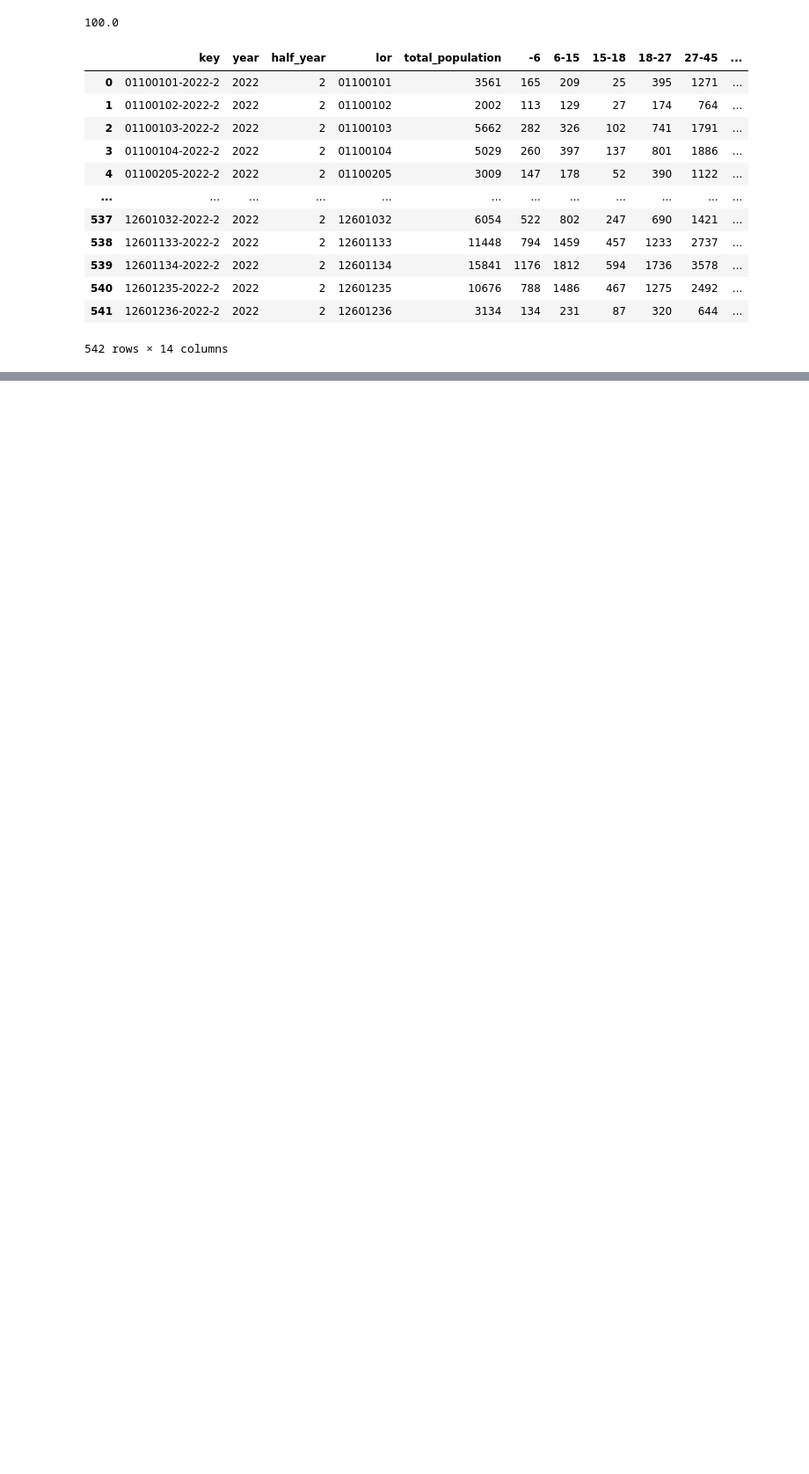
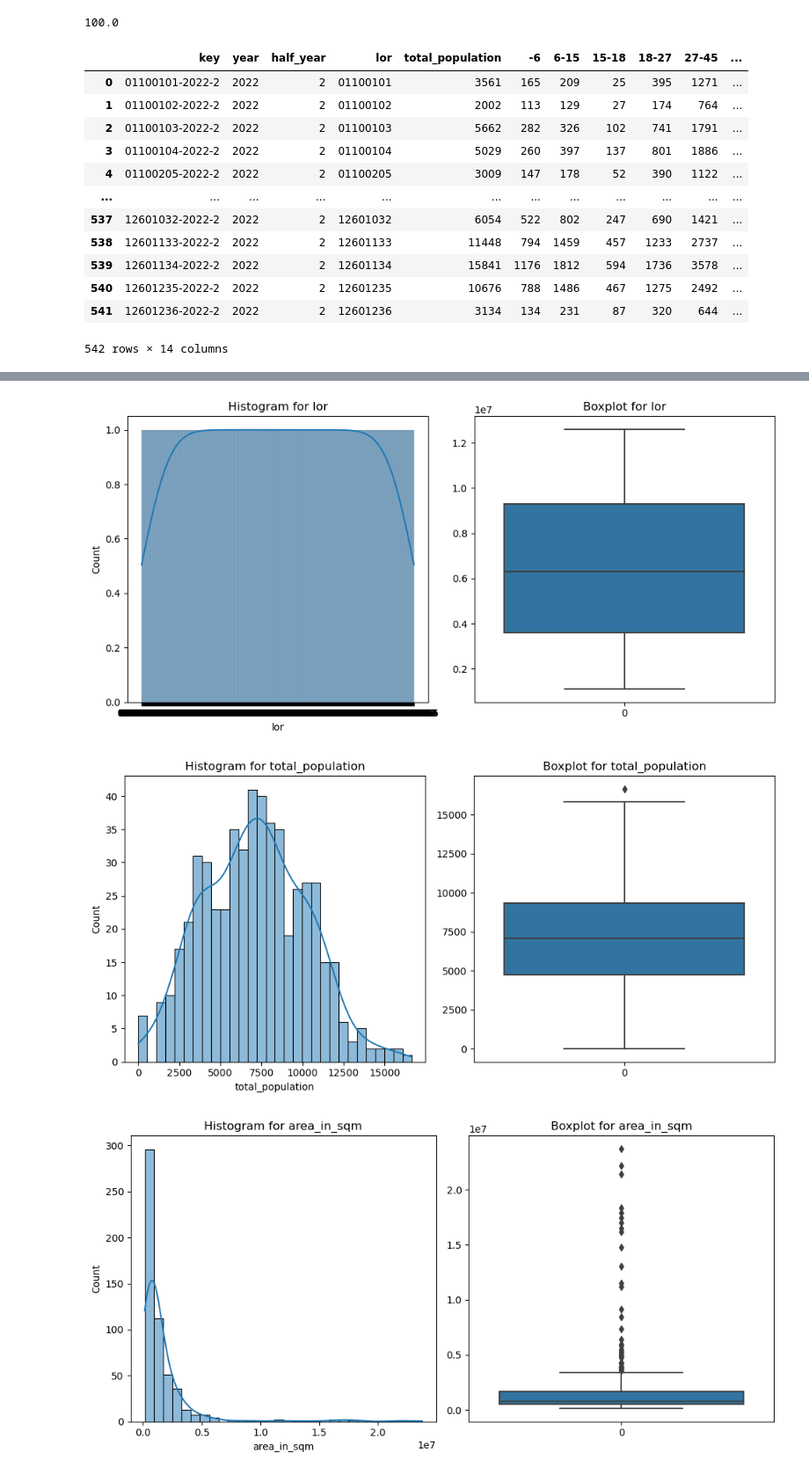
Before and after one commit to domenicsawatzki/IH_project_mid-term, a Jupyter notebook: src/data_wrangling_and_eda.ipynb, the cells around one changed output, grey strips where cells are left out. Shown at 88% size. Saved outputs shown, nothing was run; the diff lists cells and outputs as text; code cells hidden in the pictures; blank space fills up the shorter version.

Commit message:
update final summary

```diff
--- a/src/data_wrangling_and_eda.ipynb
+++ b/src/data_wrangling_and_eda.ipynb
@@ -263,0 +270,5 @@ pop_df
+# %%
+gds = gds.drop(columns = ['last_updated'])
+
+summary_table = pd.merge(pop_df, gds, on = 'lor', how = 'left')
+summary_table
@@ -264,3 +289,6 @@ pop_df
 # %%
-final_df.groupby(['lor']).agg({'key':pd.Series.nunique, 'percentage_per_lor':np.mean})
+sum = final_df.groupby(['lor']).agg({'key':pd.Series.nunique, 'distance_to_CC':np.mean}).reset_index()
+sum.columns = ['lor', 'total_accident_per_lor', 'avg_distance_to_CC_per_lor']
+sum['total_accident_per_lor'] = sum['total_accident_per_lor'].astype(int)
+sum
 # %% [output]
@@ -267,0 +308,6 @@ KeyError: "Column(s) ['percentage_per_lor'] do not exist"
+# %%
+summary_table = pd.merge(summary_table, sum, on = 'lor', how = 'left')
+summary_table['population_density_per_lor_in_sqkm'] = round(summary_table['total_population'] / summary_table['area_in_sqm'] * 1000000,0)
+
+display(summary_table)
+summary_table.columns
@@ -267,0 +334,3 @@ KeyError: "Column(s) ['percentage_per_lor'] do not exist"
+# %%
+mybib.nullTable(summary_table)
+summary_table['total_accident_per_lor'].fillna(0, inplace=True)
@@ -267,0 +390,7 @@ KeyError: "Column(s) ['percentage_per_lor'] do not exist"
+# %%
+print_num = summary_table[['lor', 'total_population', 'area_in_sqm' ,  'total_accident_per_lor', 'avg_distance_to_CC_per_lor', 'population_density_per_lor_in_sqkm']]
+pr.plot_continuous_var(print_num, 30)
+# %% [output]
+[figure, added]
+[figure, added]
+[figure, added]
```
Also changed, not shown: parts of 12 cells of this notebook, 11 other files.
